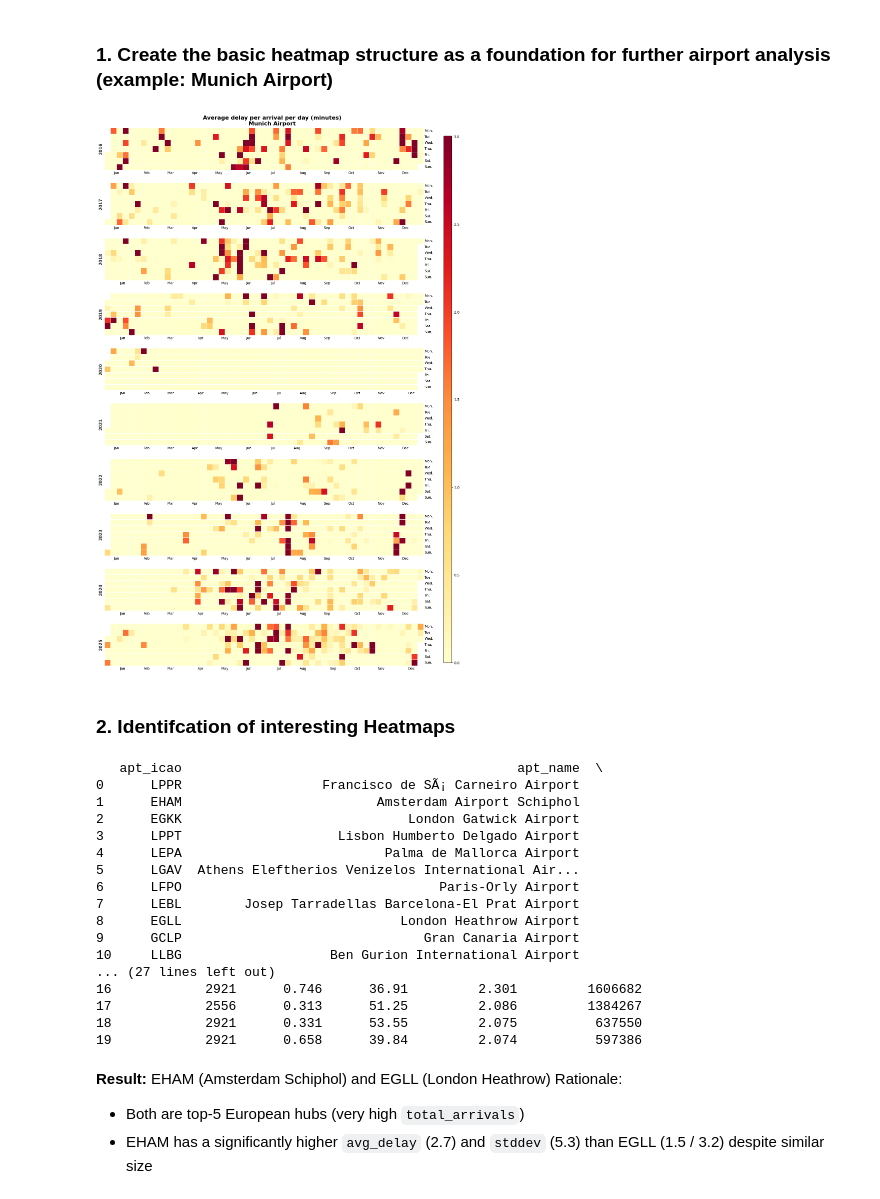
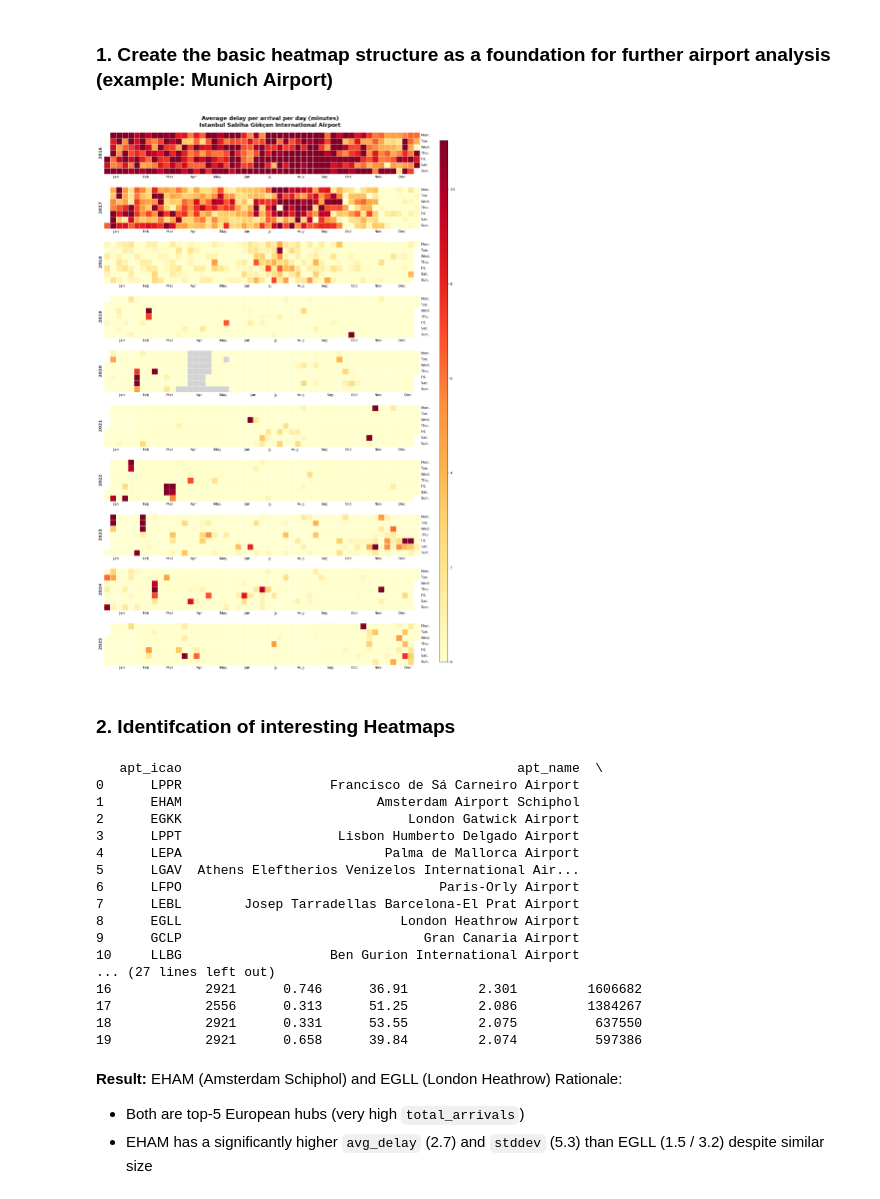
Before and after one commit to sdemmler/airport-performance-analyzer, a Jupyter notebook: notebooks/04_delay_heatmap.ipynb, the cells around one changed output. Cells and saved outputs as stored; diff of their text form; code cells hidden in the pictures.

```diff
--- a/notebooks/04_delay_heatmap.ipynb
+++ b/notebooks/04_delay_heatmap.ipynb
@@ -28,7 +28,7 @@ engine = create_engine(DB_URL)
 
 dates_start = "2016-01-01"
 dates_end = "2025-12-31"
-apt_icao = 'EDDM'
+apt_icao = 'LTFJ'
 
 query_heatmap = """
 SELECT
@@ -57,42 +57,47 @@ FROM dim_airport
 WHERE ident = %s;
 """
 result = pd.read_sql(query_name, engine, params=(apt_icao,))
+
+result['name'] = result['name'].apply(
+    lambda x: x.encode('latin-1').decode('utf-8') if isinstance(x, str) else x
+)
+
 airport_name = result["name"].iloc[0]
 
 # calculate figure height and title offset (dynamic)
 n_years = ts.index.year.nunique()
 fig_height = 2.2 * n_years
-title_offset_inches = 0.25
+title_offset_inches = 0.45
 title_y = 1 + (title_offset_inches / fig_height)
 
 # vmax only over days with actual delay (excludes 0-values from scale calculation)
 # to avoid skewing the colormap when most days have 0 ATFM delay (e.g. EDDM ~82%)
 vmax = ts[ts > 0].quantile(0.85)
 
 # Plot Heatmap
 fig, axes = calplot.calplot(
     ts,
     how=None,                 # data is already aggregated daily, no resampling needed
     dropzero=False,           # prevent calplot from auto-converting 0→NaN when >50% zeros
     cmap="YlOrRd",
     colorbar=True,
-    suptitle=f"Average delay per arrival per day (minutes)\n{airport_name}",
+    suptitle=f"Average delay per arrival per day (minutes)\n{airport_name}\n",
     suptitle_kws={"fontsize": 16, "fontweight": "bold", "y": title_y},
     figsize=(16, fig_height),
     edgecolor="white",
     linewidth=0.6,
     fillcolor="lightgrey",    # lightgrey = missing data (no row in fact_airport_delay)
     vmin=0,
     vmax=vmax,
     yearlabel_kws={"fontsize": 12, "fontweight": "bold", "color": "#333333"},
     monthlabels=["Jan", "Feb", "Mar", "Apr", "May", "Jun",
                   "Jul", "Aug", "Sep", "Oct", "Nov", "Dec"],
     daylabels=["Mon.", "Tue.", "Wed.", "Thu.", "Fri.", "Sat.", "Sun."],
 )
 
 plt.show()
 # %% [output]
-[figure, old version]
+[figure, new version]
 # %% [markdown]
 ### 2. Identifcation of interesting Heatmaps
 # %%
@@ -120,10 +125,12 @@ LIMIT 20;
 
 df_candidates = pd.read_sql(query_candidates, engine)
 
+df_candidates['apt_name'] = df_candidates['apt_name'].apply(lambda x: x.encode('latin-1').decode('utf-8') if isinstance(x, str) else x)
+
 print(df_candidates.head(20))
 # %% [output]
    apt_icao                                           apt_name  \
-0      LPPR                  Francisco de SÃ¡ Carneiro Airport
+0      LPPR                   Francisco de Sá Carneiro Airport
 1      EHAM                         Amsterdam Airport Schiphol
 2      EGKK                             London Gatwick Airport
 3      LPPT                    Lisbon Humberto Delgado Airport
```
Also changed, not shown: parts of 1 cell of this notebook, 3 other files.
